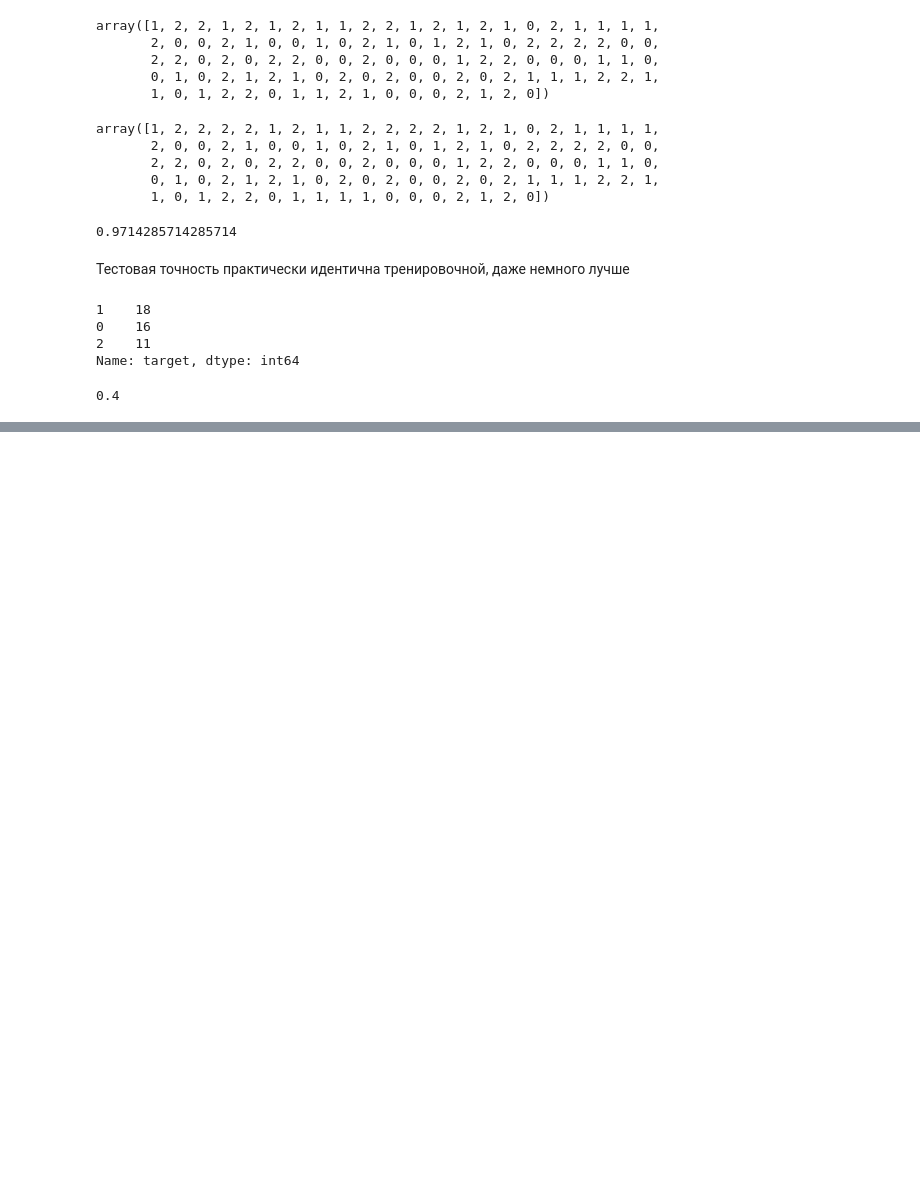
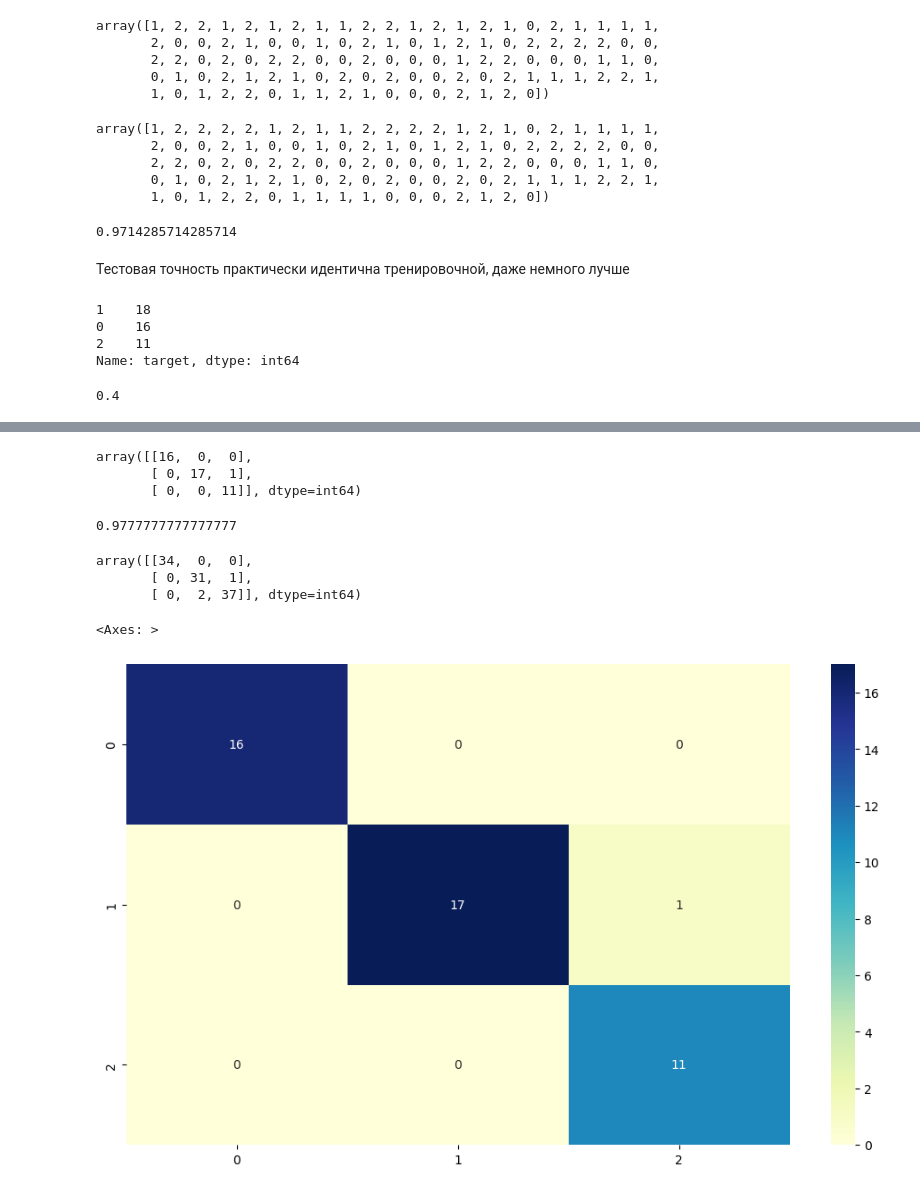
Before and after one commit to Zikarakus/home_works, a Jupyter notebook: KNN lerning.ipynb, the cells around one changed output, grey strips where cells are left out. Saved outputs shown, nothing was run; the diff lists cells and outputs as text; code cells hidden in the pictures; blank space fills up the shorter version.

```diff
--- a/KNN lerning.ipynb
+++ b/KNN lerning.ipynb
@@ -267,0 +277,11 @@ Model accuracy score with 9: 0.978
+# %%
+cm_test = confusion_matrix(y_test, y_pred)
+cm_test
+# %% [output]
+array([[16,  0,  0],
+       [ 0, 17,  1],
+       [ 0,  0, 11]], dtype=int64)
+# %%
+accuracy_score(y_test, y_pred)
+# %% [output]
+0.9777777777777777
@@ -267,0 +290,12 @@ Model accuracy score with 9: 0.978
+# %%
+cm_train = confusion_matrix(y_train, y_train_pred)
+cm_train
+# %% [output]
+array([[34,  0,  0],
+       [ 0, 31,  1],
+       [ 0,  2, 37]], dtype=int64)
+# %%
+sns.heatmap(cm_test, annot = True, cmap=('YlGnBu'))
+# %% [output]
+<Axes: >
+[figure, added]
```
Also changed, not shown: parts of 7 cells of this notebook.
